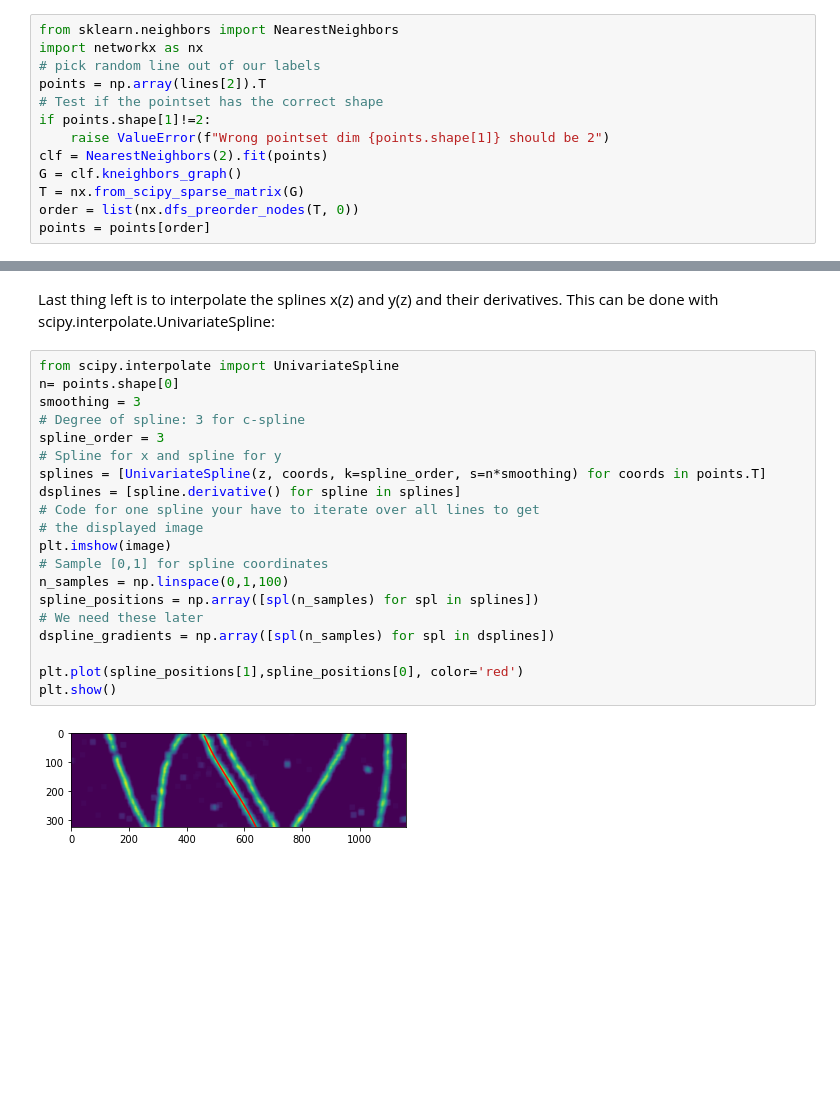
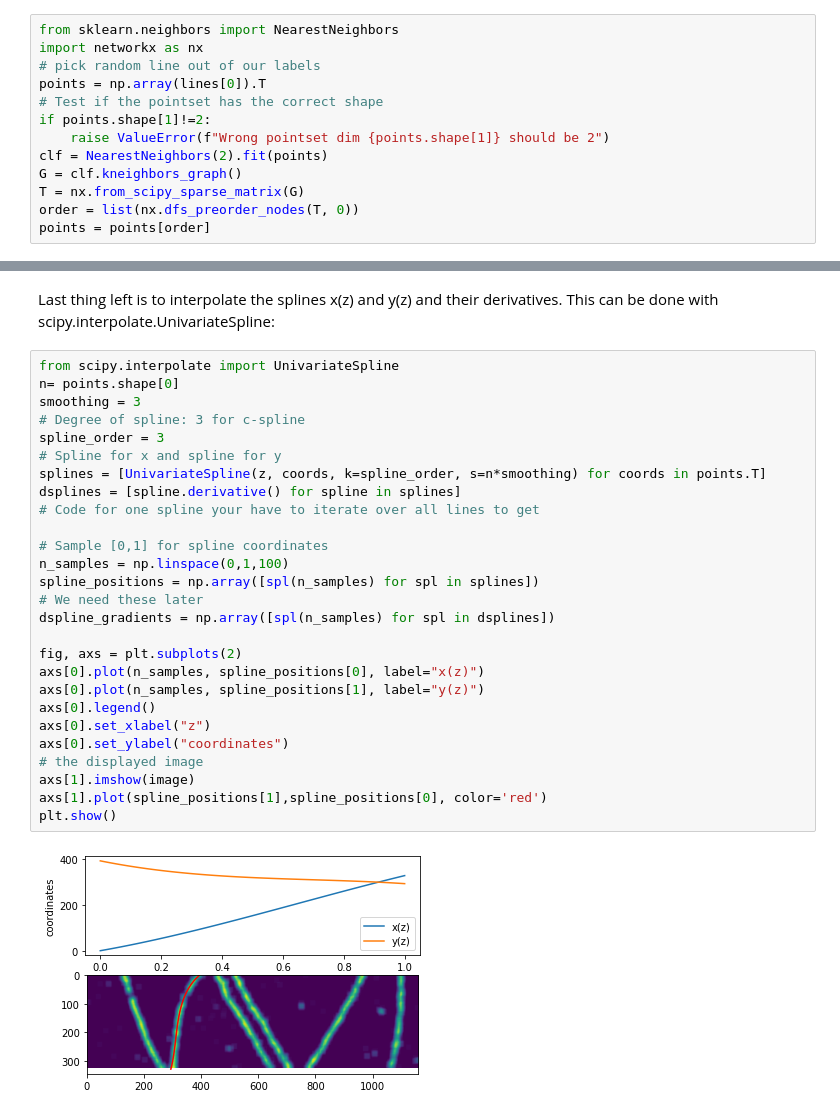
Before and after one commit to super-resolution/lineprofiler, a Jupyter notebook: notebooks/twdsp1.ipynb, the cells around one changed output, grey strips where cells are left out. Saved outputs shown, nothing was run; the diff lists cells and outputs as text; blank space fills up the shorter version.

```diff
--- a/notebooks/twdsp1.ipynb
+++ b/notebooks/twdsp1.ipynb
@@ -60,7 +60,7 @@ Sort the points by nearest neighbors (np.where doesn't always give the correct o
 from sklearn.neighbors import NearestNeighbors
 import networkx as nx
 # pick random line out of our labels
-points = np.array(lines[2]).T
+points = np.array(lines[0]).T
 # Test if the pointset has the correct shape
 if points.shape[1]!=2:
     raise ValueError(f"Wrong pointset dim {points.shape[1]} should be 2")
@@ -81,22 +81,29 @@ Last thing left is to interpolate the splines x(z) and y(z) and their derivative
 # %%
 from scipy.interpolate import UnivariateSpline
 n= points.shape[0]
 smoothing = 3
 # Degree of spline: 3 for c-spline
 spline_order = 3
 # Spline for x and spline for y
 splines = [UnivariateSpline(z, coords, k=spline_order, s=n*smoothing) for coords in points.T]
 dsplines = [spline.derivative() for spline in splines]
 # Code for one spline your have to iterate over all lines to get
-# the displayed image
-plt.imshow(image)
+
 # Sample [0,1] for spline coordinates
 n_samples = np.linspace(0,1,100)
 spline_positions = np.array([spl(n_samples) for spl in splines])
 # We need these later
 dspline_gradients = np.array([spl(n_samples) for spl in dsplines])
 
-plt.plot(spline_positions[1],spline_positions[0], color='red')
+fig, axs = plt.subplots(2)
+axs[0].plot(n_samples, spline_positions[0], label="x(z)")
+axs[0].plot(n_samples, spline_positions[1], label="y(z)")
+axs[0].legend()
+axs[0].set_xlabel("z")
+axs[0].set_ylabel("coordinates")
+# the displayed image
+axs[1].imshow(image)
+axs[1].plot(spline_positions[1],spline_positions[0], color='red')
 plt.show()
 # %% [output]
-[figure, old version]
+[figure, new version]
```
Also changed, not shown: parts of 1 cell of this notebook, 5 other files.
